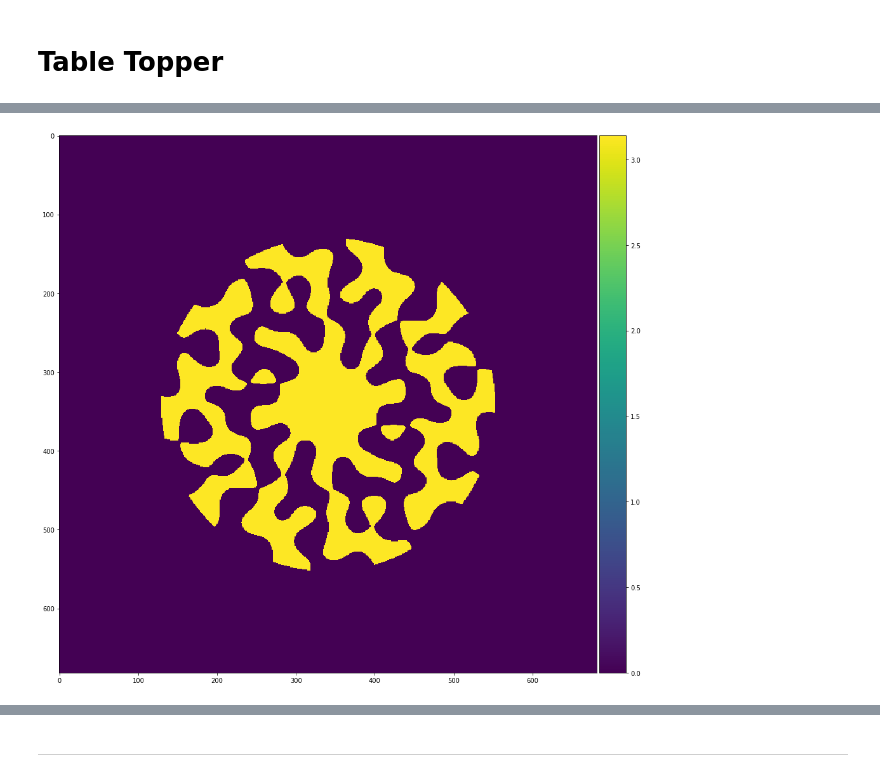
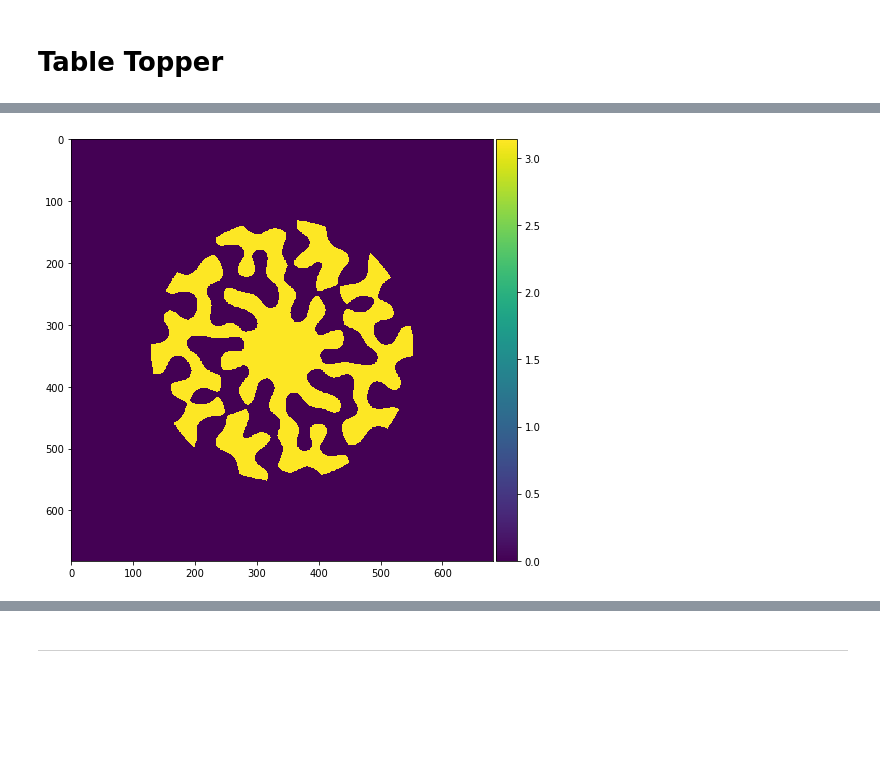
Before and after one commit to LouisDesdoigts/Pupil_design, a Jupyter notebook: Pupil_simulations/TableTopper.ipynb, the cells around one changed output, grey strips where cells are left out. Drawn from its saved outputs; the diff is of its cells as text; code cells hidden in the pictures; blank space fills up the shorter version.

```diff
--- a/Pupil_simulations/TableTopper.ipynb
+++ b/Pupil_simulations/TableTopper.ipynb
@@ -149,12 +152,22 @@ def binarise(wf, aperture, r_max):
 
     return wfarr
 
-def iterate(wf, p, sig1, sig2, aperture, r_max, mult=False):
+def iterate(wf, p, sig1, sig2, aperture, r_max, mult=False, sym=True):
     PSF = fft2(wf)
     PSF_mod = ifftshift(modify_FT(fftshift(PSF), p, sig1, sig2, mult))
     IFT = ifft2(PSF_mod)
-    new_wf = binarise(IFT, aperture*1e3, r_max)
-    return PSF, PSF_mod, IFT, new_wf
+
+    # symmertise before binarise
+    if sym:
+        wf_out = create_symmetry(IFT, 10)
+    wf_out = binarise(wf_out, aperture*1e3, r_max)
+
+    # symmertise after binarise
+#     wf_out = binarise(IFT, aperture*1e3, r_max)
+#     if sym:
+#         wf_out = create_symmetry(wf_out, 10)
+
+    return PSF, PSF_mod, IFT, wf_out
 # %%
 gridsize = 2048//4
 x = range(gridsize)
@@ -291,17 +314,18 @@ Wall time: 52.6 s
 # %%
 ### Save as fits - PSF_out and wf_out
+fsize = (8,8)
 c = wf_out.shape[0]//2
-size = 682
+size = 341*2
 WF = wf_out[int(c-size//2):int(c+size//2),int(c-size//2):int(c+size//2)]
 
 fig, axs = plt.subplots(1, 1, figsize=fsize)
 ax = axs
 im = ax.imshow(np.abs(np.angle(WF)))
 plt.colorbar(im, cax=make_axes_locatable(ax).append_axes("right", size="5%", pad=0.05))
 plt.show()
 
-from astropy.io import fits
-hdu = fits.PrimaryHDU(np.abs(np.angle(WF)))
+# from astropy.io import fits
+# hdu = fits.PrimaryHDU(np.abs(np.angle(WF)))
 # hdu.writeto('pupil.fits')
 # %% [output]
-[figure, old version]
+[figure, new version]
```
Also changed, not shown: parts of 5 cells of this notebook, 3 other files.
